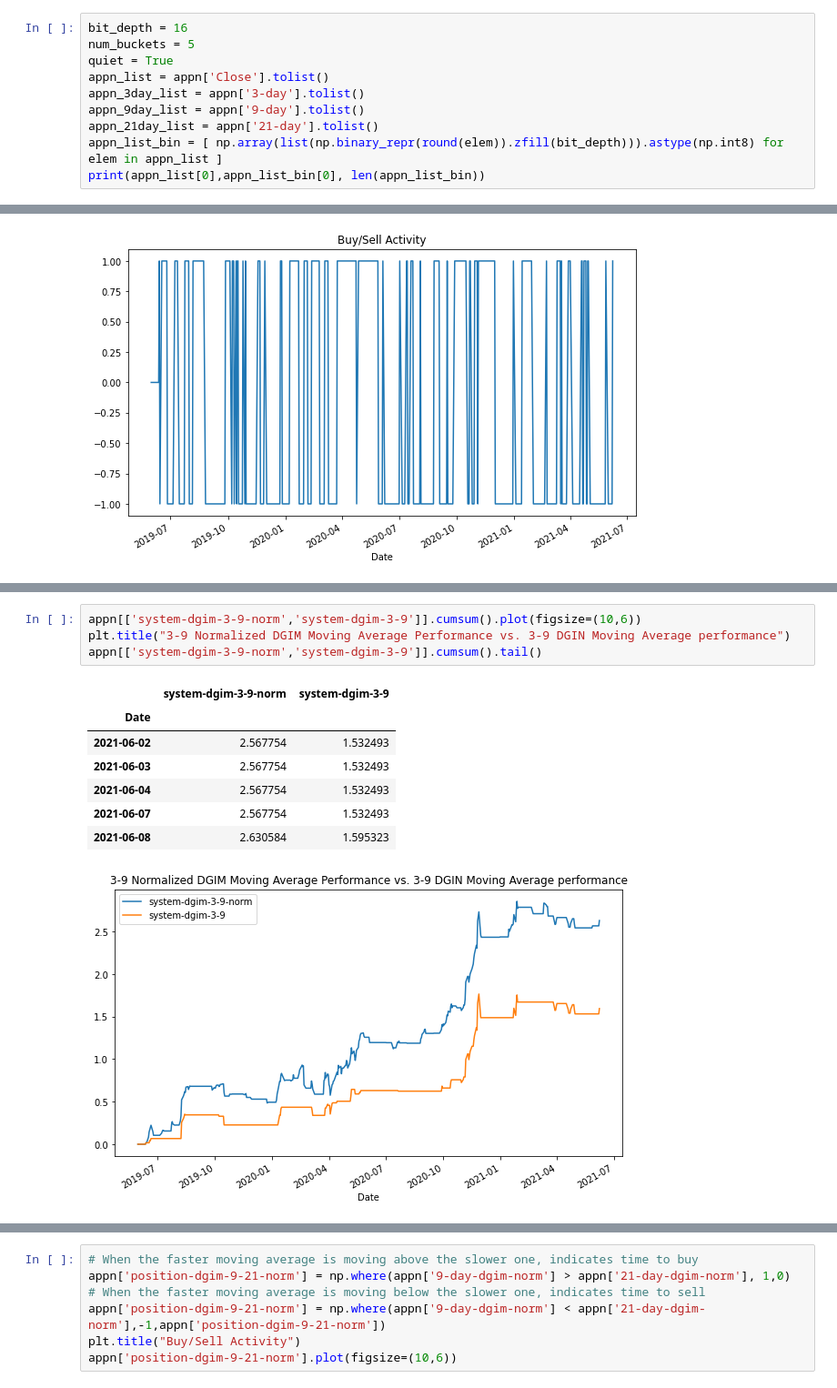
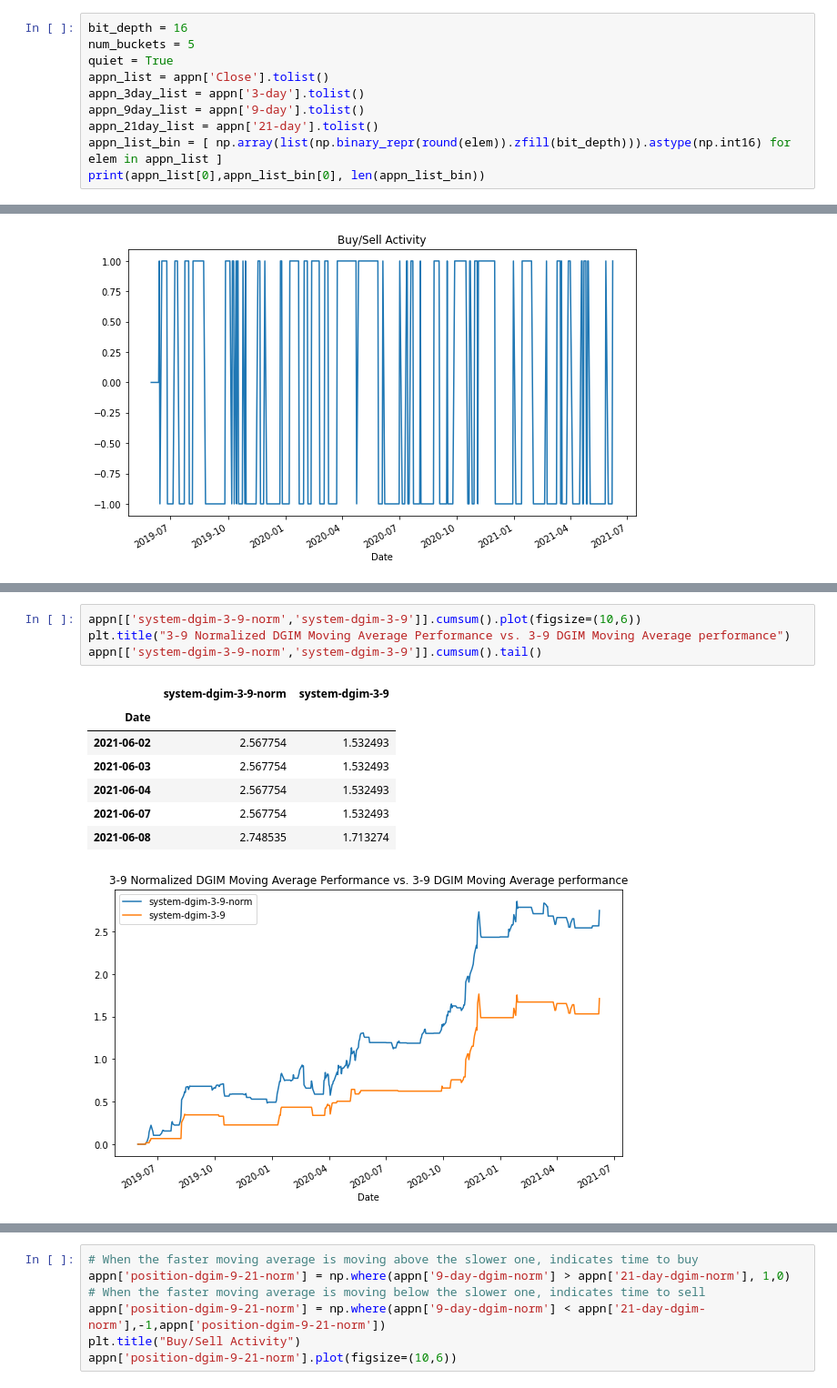
Before and after one commit to bhiln/stock-market-trends, a Jupyter notebook: DGIM/APPN-DGIM.ipynb, the cells around one changed output, grey strips where cells are left out. Shown at 91% size. Drawn from its saved outputs; the diff is of its cells as text.

```diff
--- a/DGIM/APPN-DGIM.ipynb
+++ b/DGIM/APPN-DGIM.ipynb
@@ -106,7 +106,7 @@ appn_list = appn['Close'].tolist()
 appn_3day_list = appn['3-day'].tolist()
 appn_9day_list = appn['9-day'].tolist()
 appn_21day_list = appn['21-day'].tolist()
-appn_list_bin = [ np.array(list(np.binary_repr(round(elem)).zfill(bit_depth))).astype(np.int8) for elem in appn_list ]
+appn_list_bin = [ np.array(list(np.binary_repr(round(elem)).zfill(bit_depth))).astype(np.int16) for elem in appn_list ]
 print(appn_list[0],appn_list_bin[0], len(appn_list_bin))
 # %% [output]
 36.130001068115234 [0 0 0 0 0 0 0 0 0 0 1 0 0 1 0 0] 510
@@ -352,16 +352,16 @@ appn[['Change','system-dgim-3-9-norm']].cumsum().tail()
 # %%
 appn[['system-dgim-3-9-norm','system-dgim-3-9']].cumsum().plot(figsize=(10,6))
-plt.title("3-9 Normalized DGIM Moving Average Performance vs. 3-9 DGIN Moving Average performance")
+plt.title("3-9 Normalized DGIM Moving Average Performance vs. 3-9 DGIM Moving Average performance")
 appn[['system-dgim-3-9-norm','system-dgim-3-9']].cumsum().tail()
 # %% [output]
 |  | system-dgim-3-9-norm | system-dgim-3-9 |
 | Date |  |  |
 | 2021-06-02 | 2.567754 | 1.532493 |
 | 2021-06-03 | 2.567754 | 1.532493 |
 | 2021-06-04 | 2.567754 | 1.532493 |
 | 2021-06-07 | 2.567754 | 1.532493 |
-| 2021-06-08 | 2.630584 | 1.595323 |
+| 2021-06-08 | 2.748535 | 1.713274 |
-[figure, old version]
+[figure, new version]
 # %%
 appn[['system-dgim-3-9-norm','system-3-9']].cumsum().plot(figsize=(10,6))
 plt.title("3-9 Normalized DGIM Moving Average Performance vs. 3-9 Moving Average Performance")
```
Also changed, not shown: parts of 18 cells of this notebook, 8 other files.
